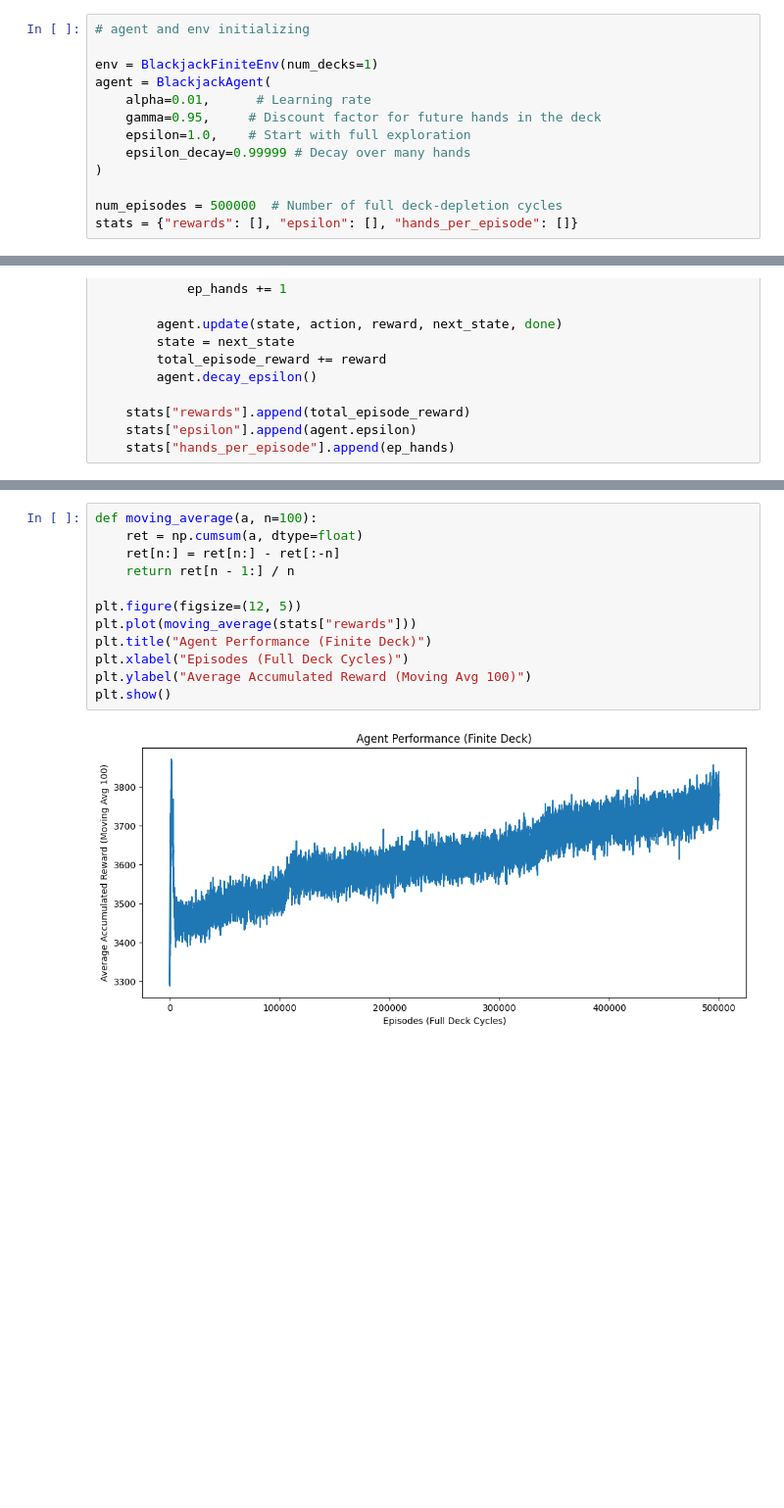
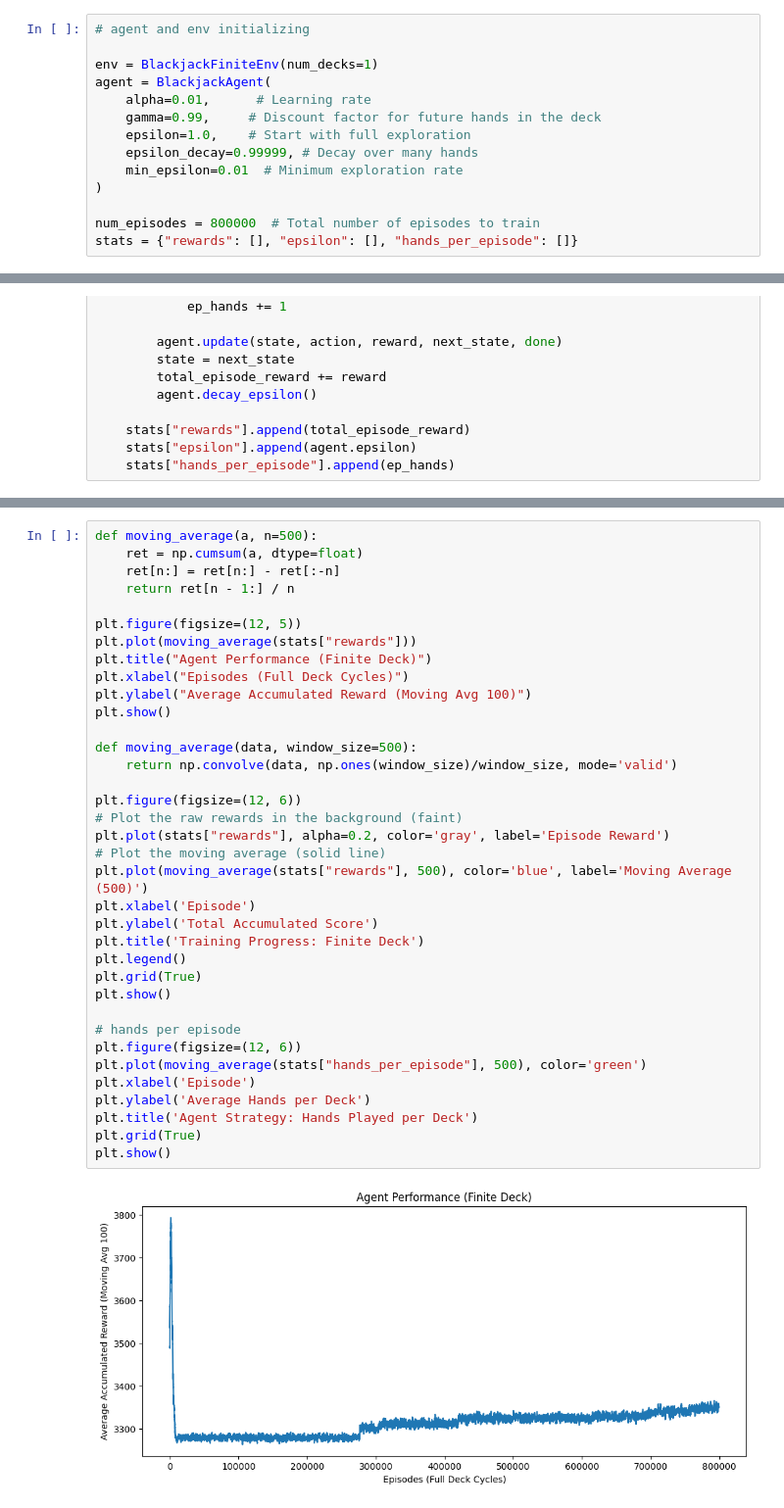
Before and after one commit to kavyavijaysankar/MLiS-RL-Blackjack, a Jupyter notebook: train_finite.ipynb, the cells around one changed output, grey strips where cells are left out. Shown at 98% size. Drawn from its saved outputs; the diff is of its cells as text; blank space fills up the shorter version.

Commit message:
train update

```diff
--- a/train_finite.ipynb
+++ b/train_finite.ipynb
@@ -9,10 +9,11 @@ from agent import BlackjackAgent
 env = BlackjackFiniteEnv(num_decks=1)
 agent = BlackjackAgent(
     alpha=0.01,      # Learning rate
-    gamma=0.95,     # Discount factor for future hands in the deck
+    gamma=0.99,     # Discount factor for future hands in the deck
     epsilon=1.0,    # Start with full exploration
-    epsilon_decay=0.99999 # Decay over many hands
+    epsilon_decay=0.99999, # Decay over many hands
+    min_epsilon=0.01  # Minimum exploration rate
 )
 
-num_episodes = 500000  # Number of full deck-depletion cycles
+num_episodes = 800000  # Total number of episodes to train
 stats = {"rewards": [], "epsilon": [], "hands_per_episode": []}
@@ -64,14 +68,38 @@ Number of hands played in this episode: 36
 # %%
-def moving_average(a, n=100):
+def moving_average(a, n=500):
     ret = np.cumsum(a, dtype=float)
     ret[n:] = ret[n:] - ret[:-n]
     return ret[n - 1:] / n
 
 plt.figure(figsize=(12, 5))
 plt.plot(moving_average(stats["rewards"]))
 plt.title("Agent Performance (Finite Deck)")
 plt.xlabel("Episodes (Full Deck Cycles)")
 plt.ylabel("Average Accumulated Reward (Moving Avg 100)")
 plt.show()
+
+def moving_average(data, window_size=500):
+    return np.convolve(data, np.ones(window_size)/window_size, mode='valid')
+
+plt.figure(figsize=(12, 6))
+# Plot the raw rewards in the background (faint)
+plt.plot(stats["rewards"], alpha=0.2, color='gray', label='Episode Reward')
+# Plot the moving average (solid line)
+plt.plot(moving_average(stats["rewards"], 500), color='blue', label='Moving Average (500)')
+plt.xlabel('Episode')
+plt.ylabel('Total Accumulated Score')
+plt.title('Training Progress: Finite Deck')
+plt.legend()
+plt.grid(True)
+plt.show()
+
+# hands per episode
+plt.figure(figsize=(12, 6))
+plt.plot(moving_average(stats["hands_per_episode"], 500), color='green')
+plt.xlabel('Episode')
+plt.ylabel('Average Hands per Deck')
+plt.title('Agent Strategy: Hands Played per Deck')
+plt.grid(True)
+plt.show()
 # %% [output]
-[figure, old version]
+[figure, new version]
```
Also changed, not shown: parts of 4 cells of this notebook.
